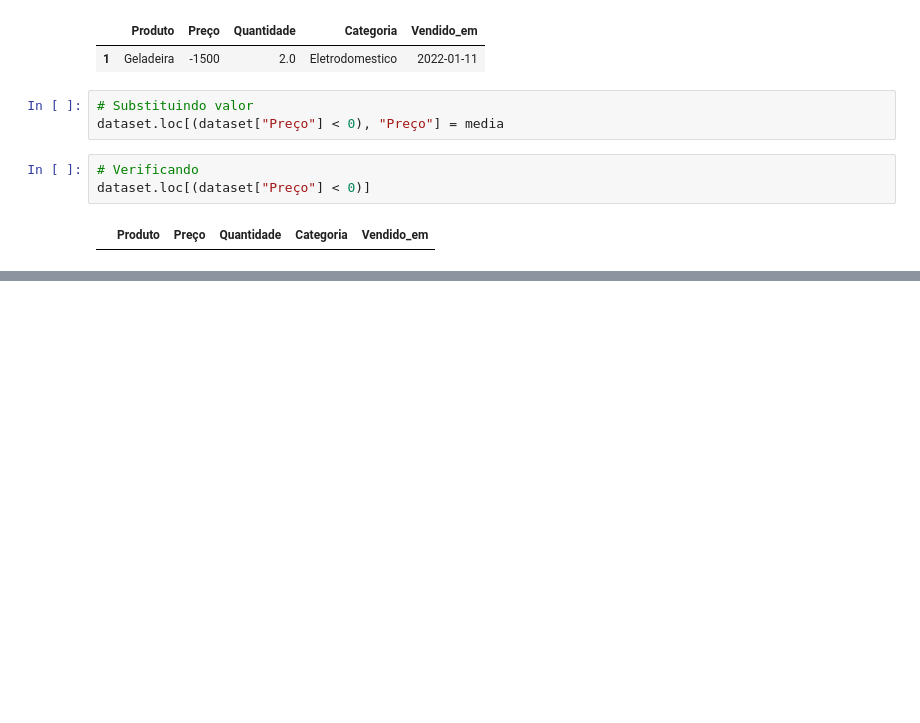
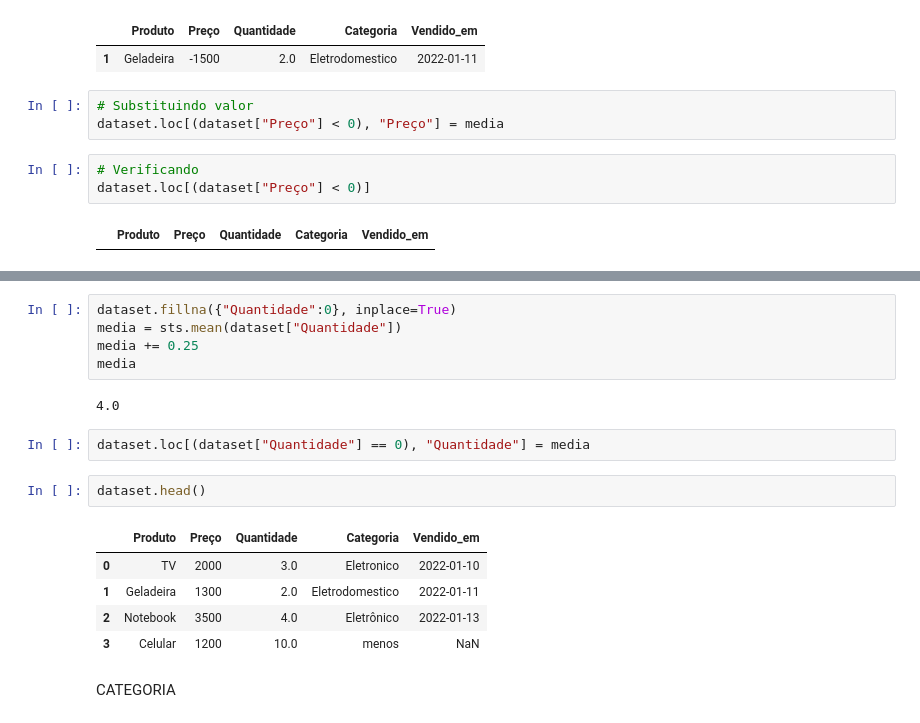
Before and after one commit to KevynAlvex/exercicios-udemy, a Jupyter notebook: atividadesUdemy/limpeza-tratamentodedados/atividades-gpt/vendas.ipynb, the cells around one changed output, grey strips where cells are left out. Drawn from its saved outputs; the diff is of its cells as text; blank space fills up the shorter version.

```diff
--- a/atividadesUdemy/limpeza-tratamentodedados/atividades-gpt/vendas.ipynb
+++ b/atividadesUdemy/limpeza-tratamentodedados/atividades-gpt/vendas.ipynb
@@ -49,0 +60,19 @@ dataset.loc[(dataset["Preço"] < 0)]
+# %%
+dataset.fillna({"Quantidade":0}, inplace=True)
+media = sts.mean(dataset["Quantidade"])
+media += 0.25
+media
+# %% [output]
+4.0
+# %%
+dataset.loc[(dataset["Quantidade"] == 0), "Quantidade"] = media
+# %%
+dataset.head()
+# %% [output]
+|  | Produto | Preço | Quantidade | Categoria | Vendido_em |
+| 0 | TV | 2000 | 3.0 | Eletronico | 2022-01-10 |
+| 1 | Geladeira | 1300 | 2.0 | Eletrodomestico | 2022-01-11 |
+| 2 | Notebook | 3500 | 4.0 | Eletrônico | 2022-01-13 |
+| 3 | Celular | 1200 | 10.0 | menos | NaN |
+# %% [markdown]
+CATEGORIA
```
Also changed, not shown: parts of 10 cells of this notebook.
